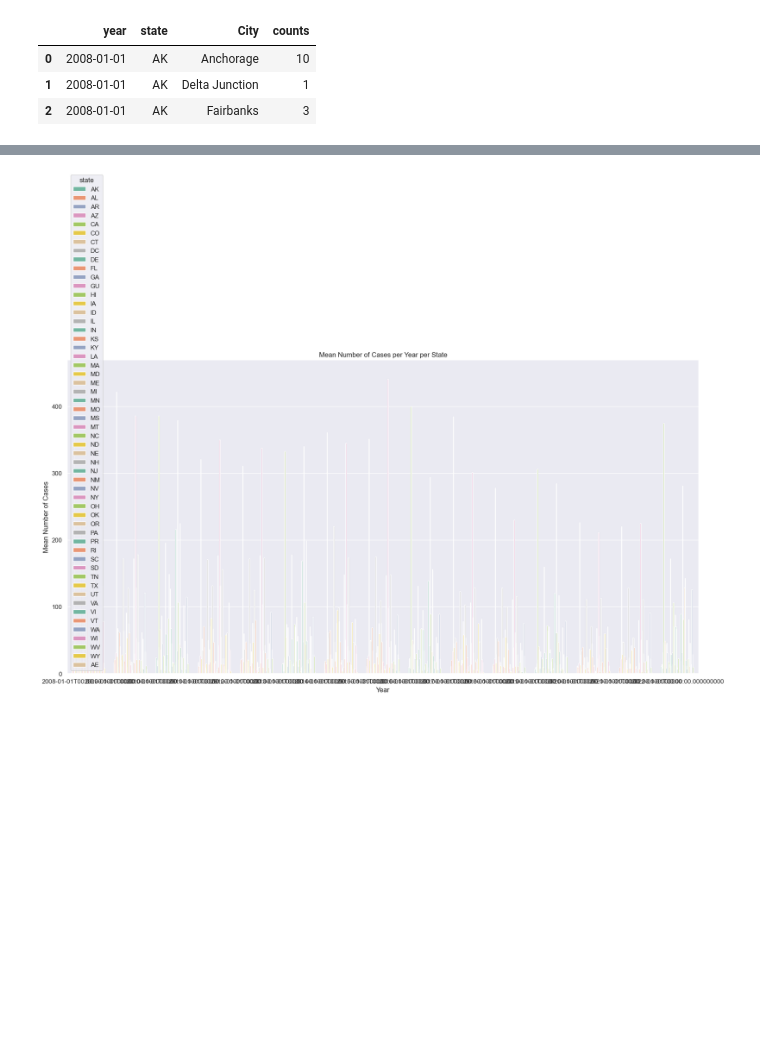
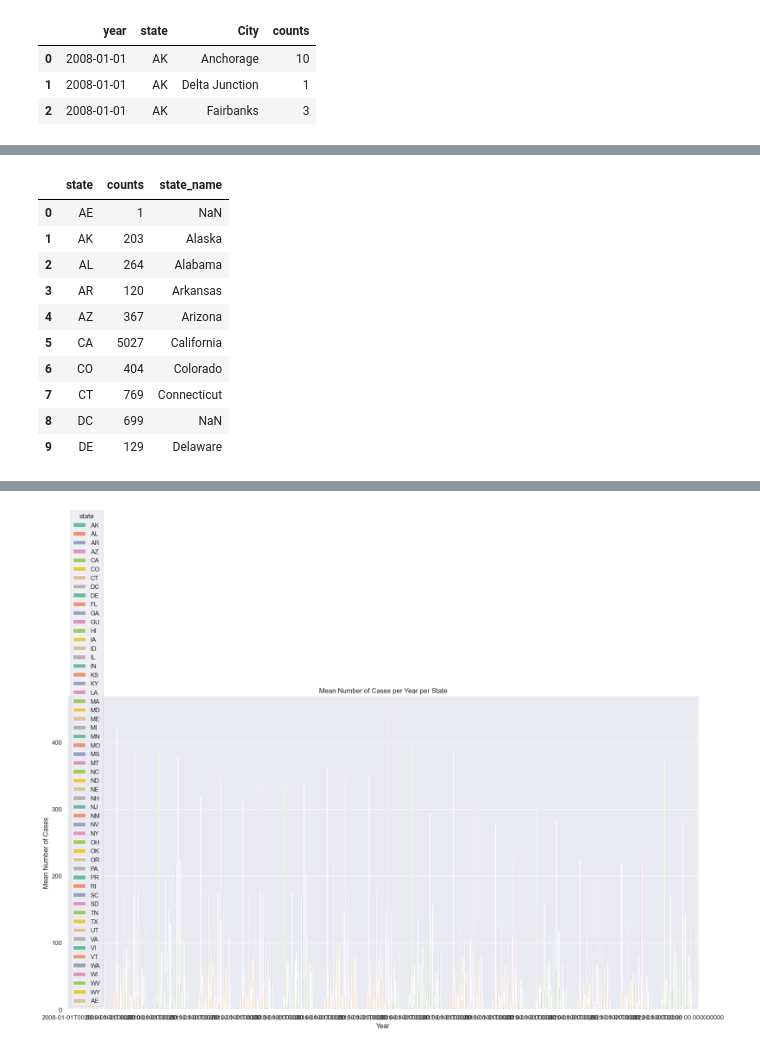
Before and after one commit to erinmmurphy/union-viz, a Jupyter notebook: nlrb-filings.ipynb, the cells around one changed output, grey strips where cells are left out. Cells and saved outputs as stored; diff of their text form; code cells hidden in the pictures; blank space fills up the shorter version.

```diff
--- a/nlrb-filings.ipynb
+++ b/nlrb-filings.ipynb
@@ -112,3 +112,6 @@ case_st_ct_yr.head(3)
 | 0 | 2008-01-01 | AK | Anchorage | 10 |
 | 1 | 2008-01-01 | AK | Delta Junction | 1 |
 | 2 | 2008-01-01 | AK | Fairbanks | 3 |
+# %%
+#group cases counts by state
+case_st = df_file.groupby(['state']).size().reset_index(name='counts')
@@ -114,0 +132,19 @@ case_st_ct_yr.head(3)
+# %%
+# convert state abbreviation to full name
+case_st['state_name'] = case_st['state'].map(
+{"AL":"Alabama","AK":"Alaska","AZ":"Arizona","AR":"Arkansas","CA":"California","CO":"Colorado","CT":"Connecticut","DE":"Delaware","FL":"Florida","GA":"Georgia","HI":"Hawaii","ID":"Idaho","IL":"Illinois","IN":"Indiana","IA":"Iowa","KS":"Kansas","KY":"Kentucky","LA":"Louisiana","ME":"Maine","MD":"Maryland","MA":"Massachusetts","MI":"Michigan","MN":"Minnesota","MS":"Mississippi","MO":"Missouri","MT":"Montana","NE":"Nebraska","NV":"Nevada","NH":"New Hampshire","NJ":"New Jersey","NM":"New Mexico","NY":"New York","NC":"North Carolina","ND":"North Dakota",
+ "OH":"Ohio","OK":"Oklahoma","OR":"Oregon","PA":"Pennsylvania","RI":"Rhode Island","SC":"South Carolina","SD":"South Dakota","TN":"Tennessee","TX":"Texas","UT":"Utah","VT":"Vermont","VA":"Virginia","WA":"Washington","WV":"West Virginia","WI":"Wisconsin","WY":"Wyoming"}
+)
+case_st.head(10)
+# %% [output]
+|  | state | counts | state_name |
+| 0 | AE | 1 | NaN |
+| 1 | AK | 203 | Alaska |
+| 2 | AL | 264 | Alabama |
+| 3 | AR | 120 | Arkansas |
+| 4 | AZ | 367 | Arizona |
+| 5 | CA | 5027 | California |
+| 6 | CO | 404 | Colorado |
+| 7 | CT | 769 | Connecticut |
+| 8 | DC | 699 | NaN |
+| 9 | DE | 129 | Delaware |
```
Also changed, not shown: parts of 11 cells of this notebook, 23 other files.
